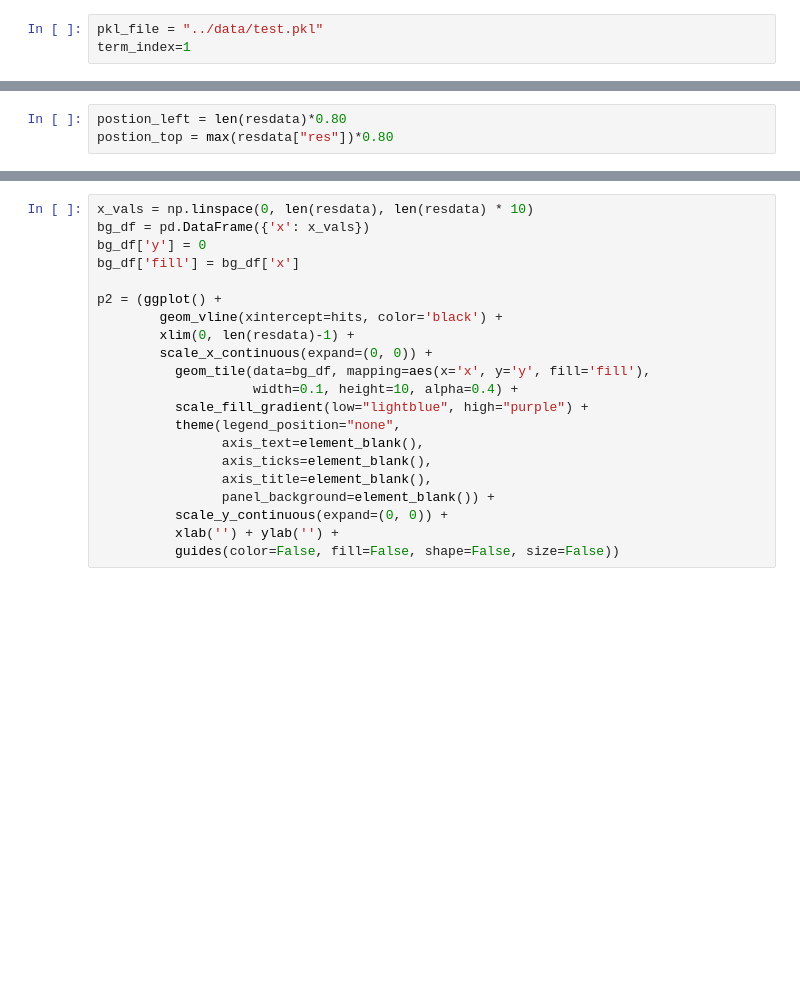
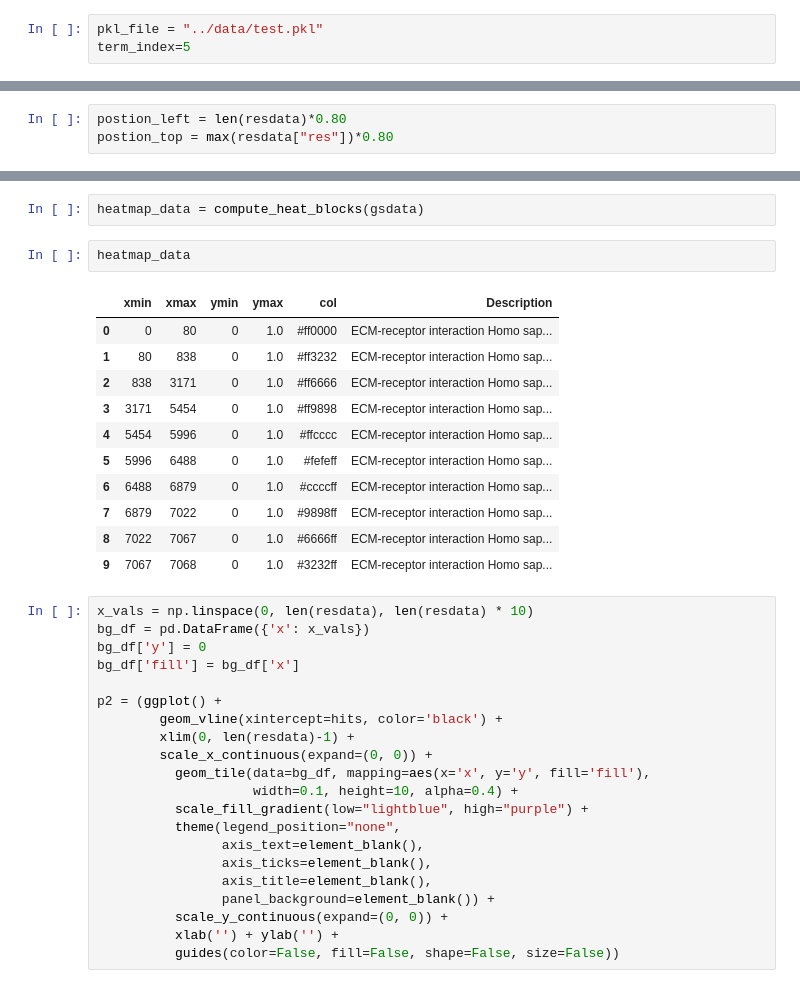
Before and after one commit to xpf10/gseapyvis, a Jupyter notebook: gseapyvis/test_plotnine.ipynb, the cells around one changed output, grey strips where cells are left out. Drawn from its saved outputs; the diff is of its cells as text; blank space fills up the shorter version.

Commit message:
feat(cli): 添加热图绘制功能并优化 GSEA 结果图- 新增 compute_heat_blocks 函数用于计算热图区块 -重构 plot_gsea_result 函数，添加热图绘制 - 优化图表样式，调整注释文本样式和位置 - 更新示例图片

```diff
--- a/gseapyvis/test_plotnine.ipynb
+++ b/gseapyvis/test_plotnine.ipynb
@@ -8,7 +8,7 @@ import patchworklib as pw
 <Figure size 100x100 with 0 Axes>
 # %%
 pkl_file = "../data/test.pkl"
-term_index=1
+term_index=5
 # %%
 pre_res = joblib.load(pkl_file)
 terms = pre_res.res2d.Term
@@ -87,3 +207,19 @@ postion_top = max(resdata["res"])*0.80
+# %%
+heatmap_data = compute_heat_blocks(gsdata)
+# %%
+heatmap_data
+# %% [output]
+|  | xmin | xmax | ymin | ymax | col | Description |
+| 0 | 0 | 80 | 0 | 1.0 | #ff0000 | ECM-receptor interaction Homo sap... |
+| 1 | 80 | 838 | 0 | 1.0 | #ff3232 | ECM-receptor interaction Homo sap... |
+| 2 | 838 | 3171 | 0 | 1.0 | #ff6666 | ECM-receptor interaction Homo sap... |
+| 3 | 3171 | 5454 | 0 | 1.0 | #ff9898 | ECM-receptor interaction Homo sap... |
+| 4 | 5454 | 5996 | 0 | 1.0 | #ffcccc | ECM-receptor interaction Homo sap... |
+| 5 | 5996 | 6488 | 0 | 1.0 | #fefeff | ECM-receptor interaction Homo sap... |
+| 6 | 6488 | 6879 | 0 | 1.0 | #ccccff | ECM-receptor interaction Homo sap... |
+| 7 | 6879 | 7022 | 0 | 1.0 | #9898ff | ECM-receptor interaction Homo sap... |
+| 8 | 7022 | 7067 | 0 | 1.0 | #6666ff | ECM-receptor interaction Homo sap... |
+| 9 | 7067 | 7068 | 0 | 1.0 | #3232ff | ECM-receptor interaction Homo sap... |
 # %%
 x_vals = np.linspace(0, len(resdata), len(resdata) * 10)
 bg_df = pd.DataFrame({'x': x_vals})
```
Also changed, not shown: parts of 13 cells of this notebook, 4 other files.
